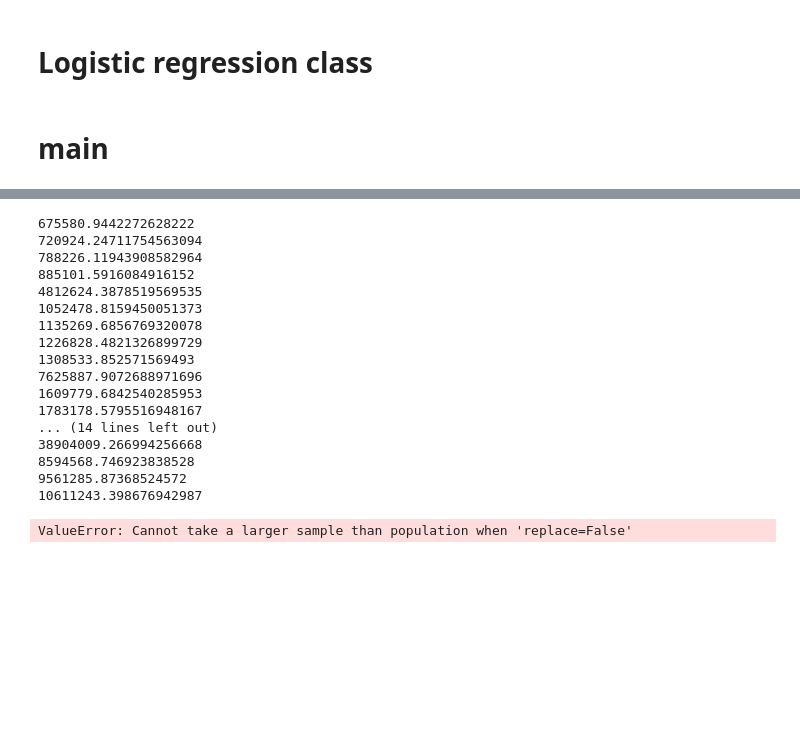
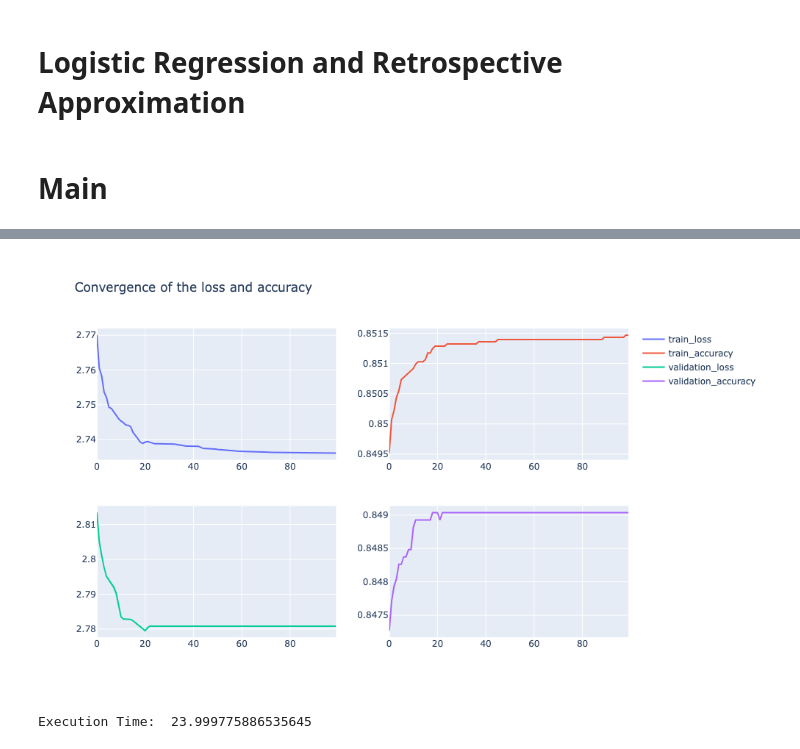
Before and after one commit to devCharaf/Homework-3, a Jupyter notebook: notebook3.ipynb, the cells around one changed output, grey strips where cells are left out. Drawn from its saved outputs; the diff is of its cells as text; code cells hidden in the pictures; blank space fills up the shorter version.

```diff
--- a/notebook3.ipynb
+++ b/notebook3.ipynb
@@ -12,5 +28,5 @@ import plotly.express as px
 # %% [markdown]
-# Logistic regression class
+# Logistic Regression and Retrospective Approximation
 # %%
 class LogisticRegression(object):
     def __init__(self,
@@ -255,12 +298,10 @@ log likelihood: grad(cost)
 # %% [markdown]
-# main
+# Main
 # %%
 if __name__ == "__main__":
-    # WRITE CODE HERE
-    # Instantiate, train, and evaluate your classifiers in the space below
     LR = LogisticRegression()
     start = time.time()
-    LR.train_loop(100)
+    LR.train_loopRetroApprox(100)
     end = time.time()
     print('Execution Time: ', end - start)
 # %% [output]
@@ -284,18 +325,2 @@ if __name__ == "__main__":
+[figure, added]
-675580.9442272628222
-720924.24711754563094
-788226.11943908582964
-885101.5916084916152
-4812624.3878519569535
-1052478.8159450051373
-1135269.6856769320078
-1226828.4821326899729
-1308533.852571569493
-7625887.9072688971696
-1609779.6842540285953
-1783178.5795516948167
-... (14 lines left out)
-38904009.266994256668
-8594568.746923838528
-9561285.87368524572
-10611243.398676942987
+Execution Time:  23.999775886535645
-ValueError: Cannot take a larger sample than population when 'replace=False'
```
Also changed, not shown: parts of 11 cells of this notebook.
